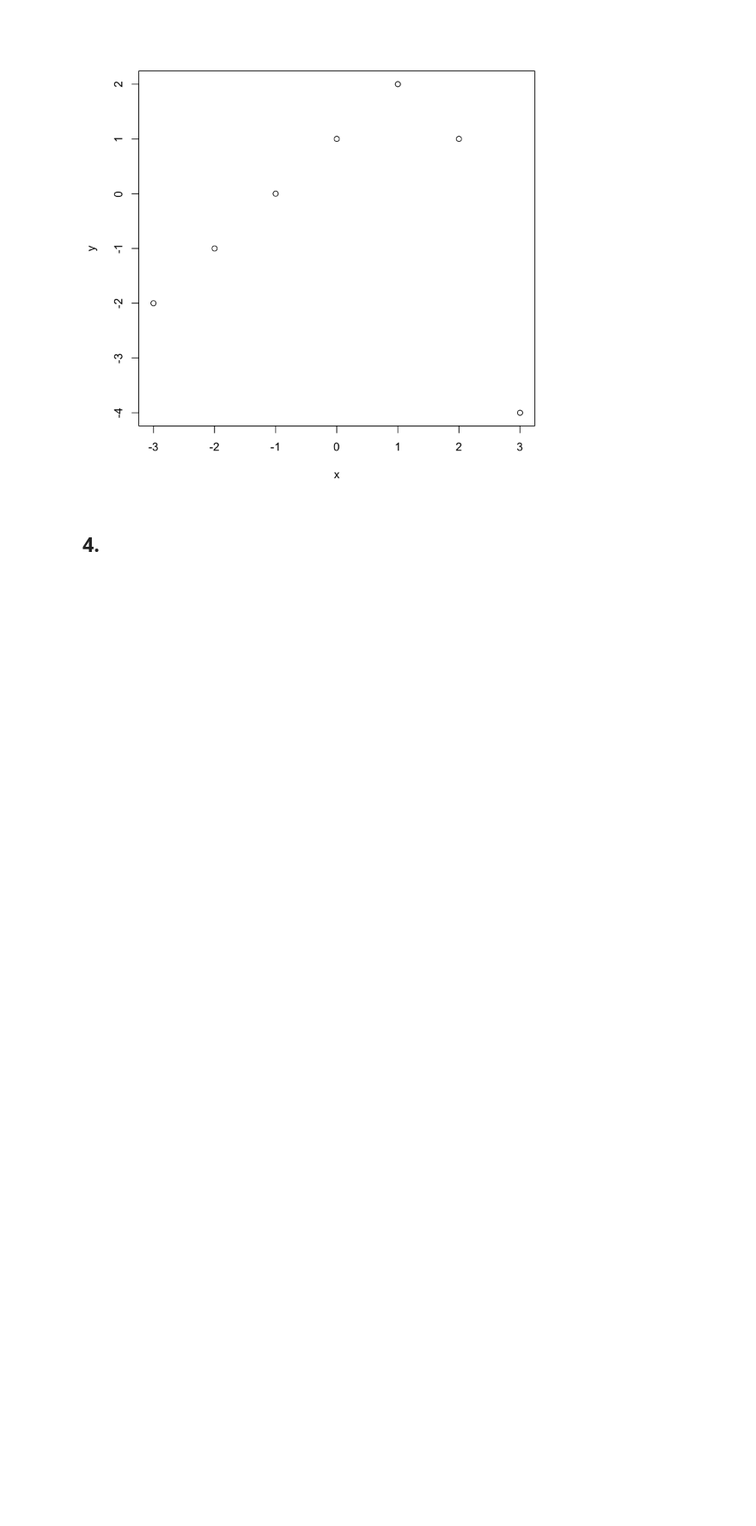
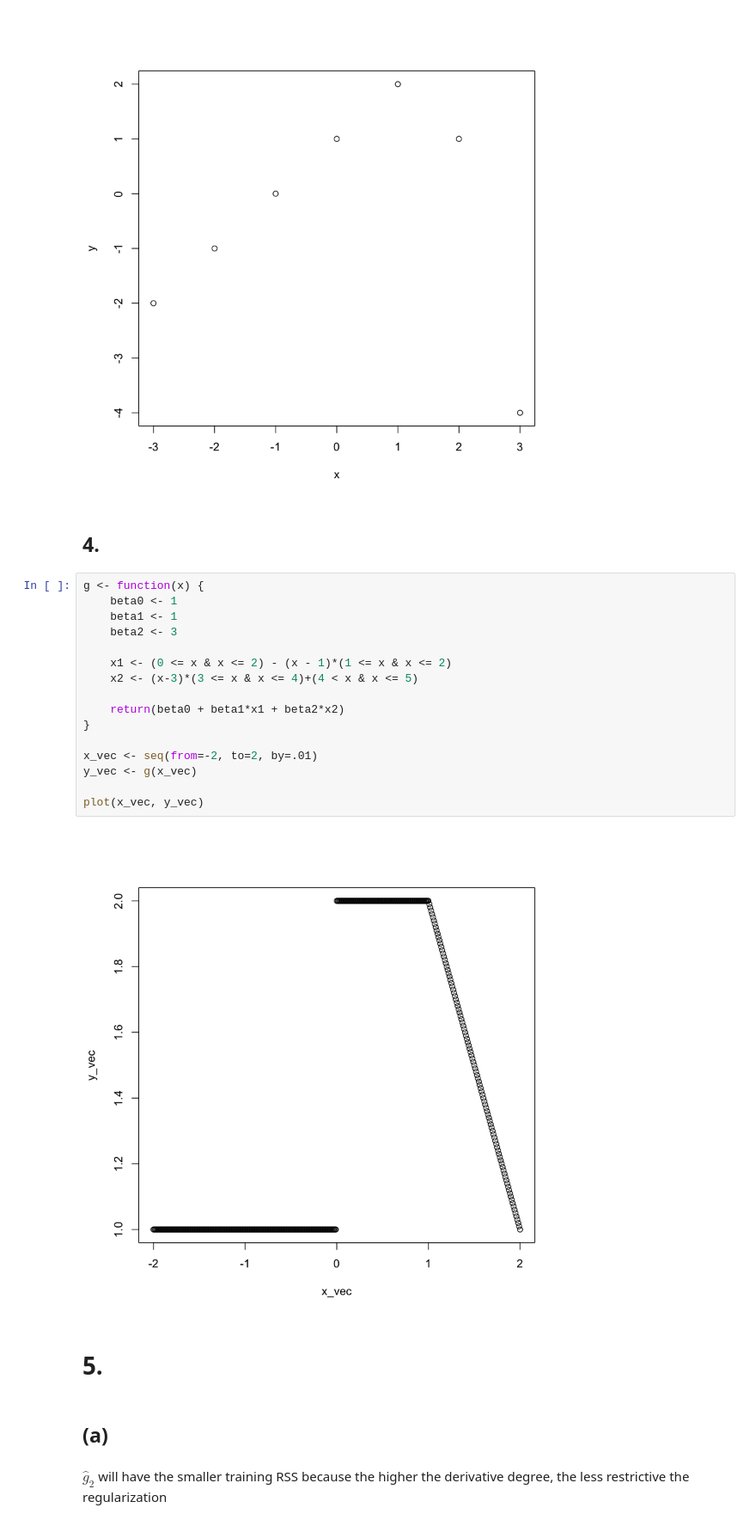
Before and after one commit to rforgione/ISLR, a Jupyter notebook: Chapter 7.ipynb, the cells around one changed output. Shown at 86% size. Drawn from its saved outputs; the diff is of its cells as text; blank space fills up the shorter version.

```diff
--- a/Chapter 7.ipynb
+++ b/Chapter 7.ipynb
@@ -153,3 +153,27 @@ plot(x,y)
 [figure]
 # %% [markdown]
 ## 4.
+# %%
+g <- function(x) {
+    beta0 <- 1
+    beta1 <- 1
+    beta2 <- 3
+
+    x1 <- (0 <= x & x <= 2) - (x - 1)*(1 <= x & x <= 2)
+    x2 <- (x-3)*(3 <= x & x <= 4)+(4 < x & x <= 5)
+
+    return(beta0 + beta1*x1 + beta2*x2)
+}
+
+x_vec <- seq(from=-2, to=2, by=.01)
+y_vec <- g(x_vec)
+
+plot(x_vec, y_vec)
+# %% [output]
+[figure, added]
+# %% [markdown]
+# 5.
+# %% [markdown]
+## (a)
+# %% [markdown]
+$\hat g_2$ will have the smaller training RSS because the higher the derivative degree, the less restrictive the regularization
```
Also changed, not shown: parts of 5 cells of this notebook.
